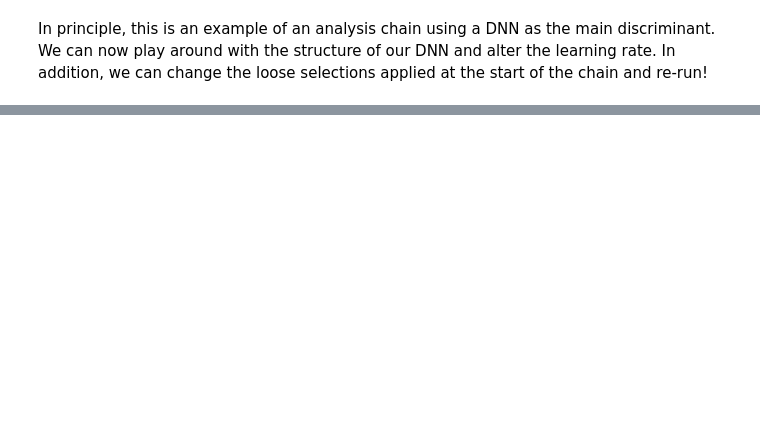
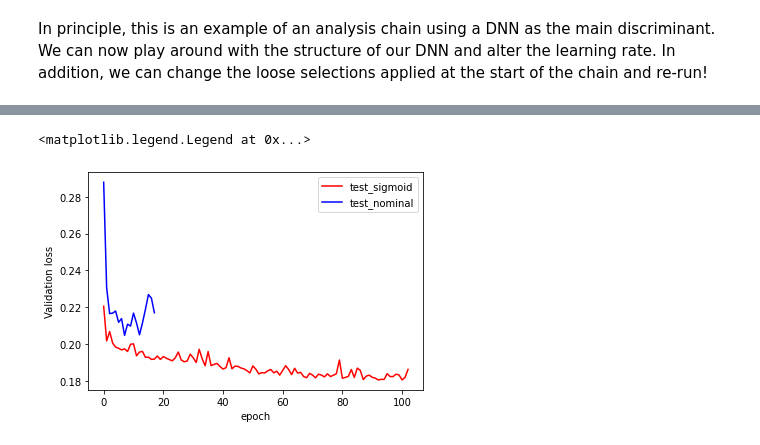
Before and after one commit to manthony-42/ATLAS_UK_NN_TUTORIAL, a Jupyter notebook: DNN.ipynb, the cells around one changed output, grey strips where cells are left out. Cells and saved outputs as stored; diff of their text form; code cells hidden in the pictures; blank space fills up the shorter version.

```diff
--- a/DNN.ipynb
+++ b/DNN.ipynb
@@ -573,0 +654,9 @@ In principle, this is an example of an analysis chain using a DNN as the main di
+# %%
+plt.plot(history_sigmoid.history["val_loss"],label='test_sigmoid',color='r')
+plt.plot(history_reference.history["val_loss"],label='test_nominal',color='b')
+plt.xlabel('epoch')
+plt.ylabel('Validation loss')
+plt.legend()
+# %% [output]
+<matplotlib.legend.Legend at 0x...>
+[figure, added]
```
Also changed, not shown: parts of 34 cells of this notebook.
